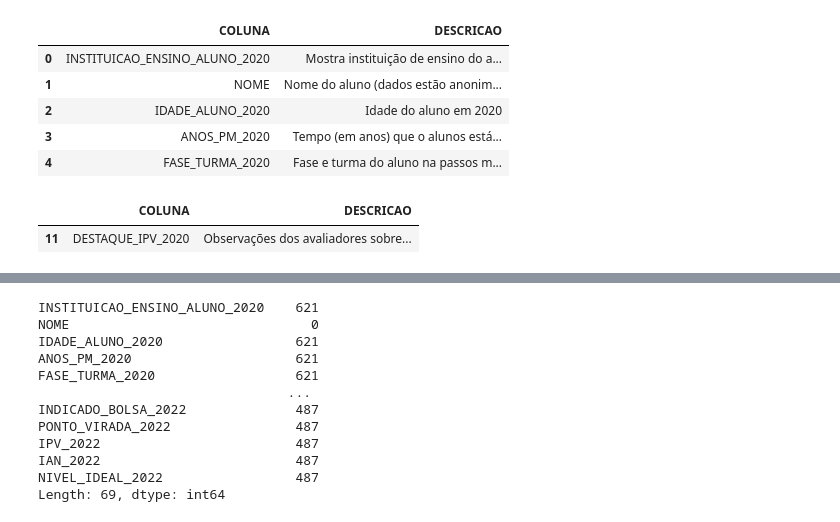
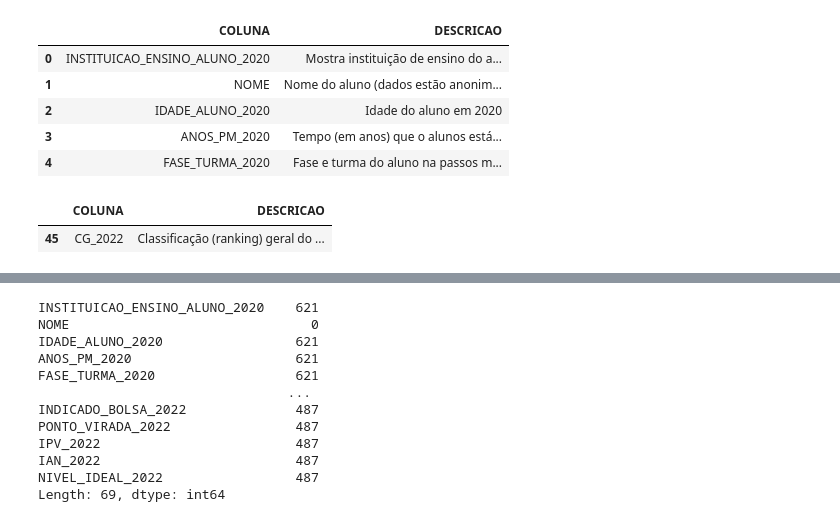
Before and after one commit to jorgeplatero/postech_techchallenge_fase_5, a Jupyter notebook: techchallenge_fase_5.ipynb, the cells around one changed output, grey strips where cells are left out. Drawn from its saved outputs; the diff is of its cells as text; code cells hidden in the pictures.

```diff
--- a/techchallenge_fase_5.ipynb
+++ b/techchallenge_fase_5.ipynb
@@ -184,10 +188,10 @@ dicionario.head()
 | 4 | FASE_TURMA_2020 | Fase e turma do aluno na passos m... |
 # %%
 #verifica descrição DESTAQUE_IDA_2020 DESTAQUE_IPV_2020 DESTAQUE_IEG_2020
-dicionario[dicionario['COLUNA'] == 'DESTAQUE_IPV_2020']
+dicionario[dicionario['COLUNA'] == 'CG_2022']
 # %% [output]
 |  | COLUNA | DESCRICAO |
-| 11 | DESTAQUE_IPV_2020 | Observações dos avaliadores sobre... |
+| 45 | CG_2022 | Classificação (ranking) geral do ... |
 # %%
 df = pd.read_csv('dados/pede_passos_dataset_fiap.csv', sep=';')
 df.head()
```
Also changed, not shown: parts of 39 cells of this notebook, 3 other files.
